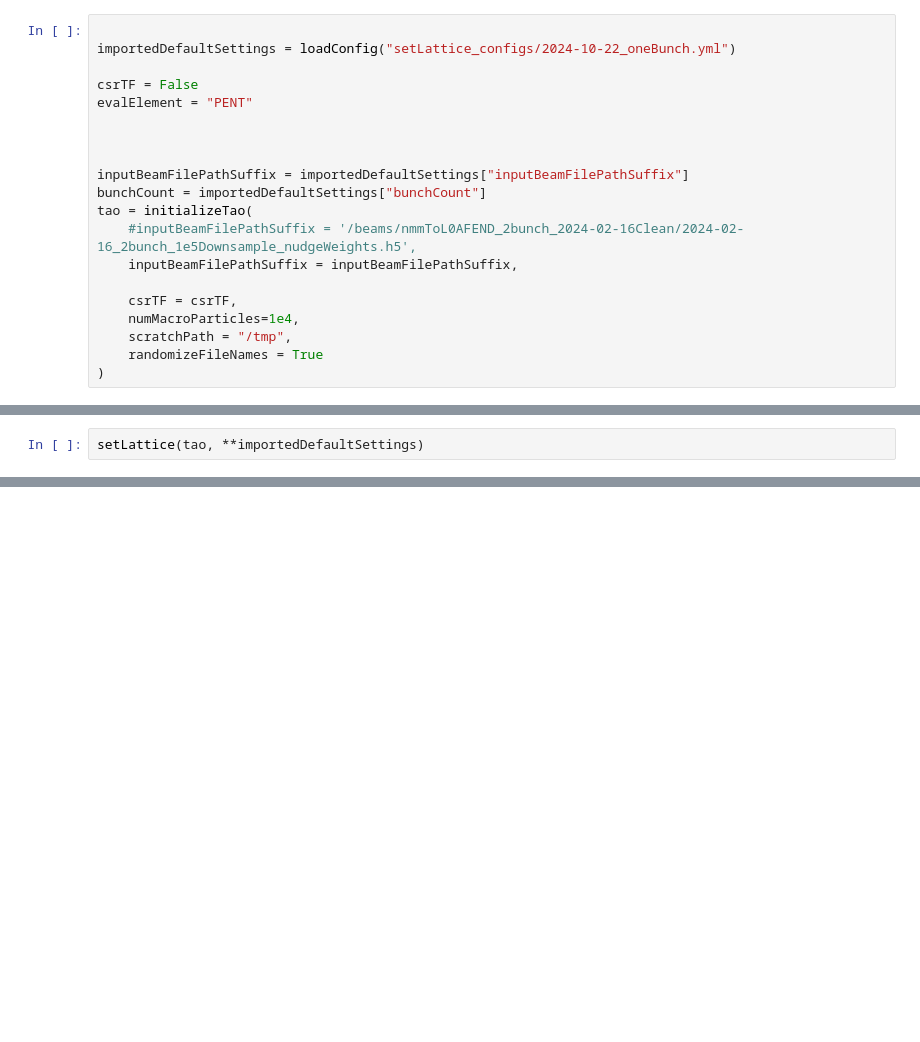
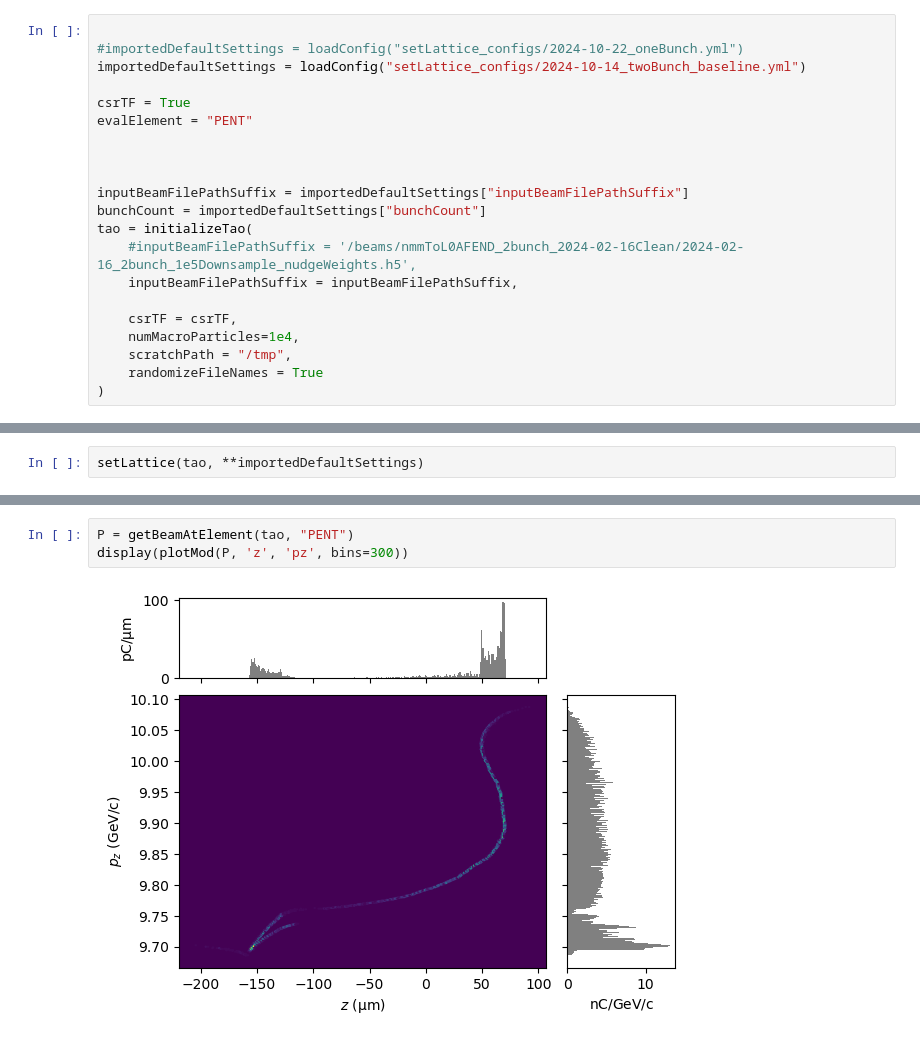
Before and after one commit to slaclab/FACET2-Bmad-PyTao, a Jupyter notebook: 2025-04-07 Fixing errors after Bmad update.ipynb, the cells around one changed output, grey strips where cells are left out. Cells and saved outputs as stored; diff of their text form; blank space fills up the shorter version.

```diff
--- a/2025-04-07 Fixing errors after Bmad update.ipynb
+++ b/2025-04-07 Fixing errors after Bmad update.ipynb
@@ -2,9 +11,10 @@
 from UTILITY_quickstart import *
 # %%
 
-importedDefaultSettings = loadConfig("setLattice_configs/2024-10-22_oneBunch.yml")
+#importedDefaultSettings = loadConfig("setLattice_configs/2024-10-22_oneBunch.yml")
+importedDefaultSettings = loadConfig("setLattice_configs/2024-10-14_twoBunch_baseline.yml")
 
-csrTF = False
+csrTF = True
 evalElement = "PENT"
 
 
@@ -63,0 +64,5 @@ with h5py.File("mybeam.h5", "w") as f:
+# %%
+P = getBeamAtElement(tao, "PENT")
+display(plotMod(P, 'z', 'pz', bins=300))
+# %% [output]
+[figure, added]
```
Also changed, not shown: parts of 9 cells of this notebook, 7 other files.
